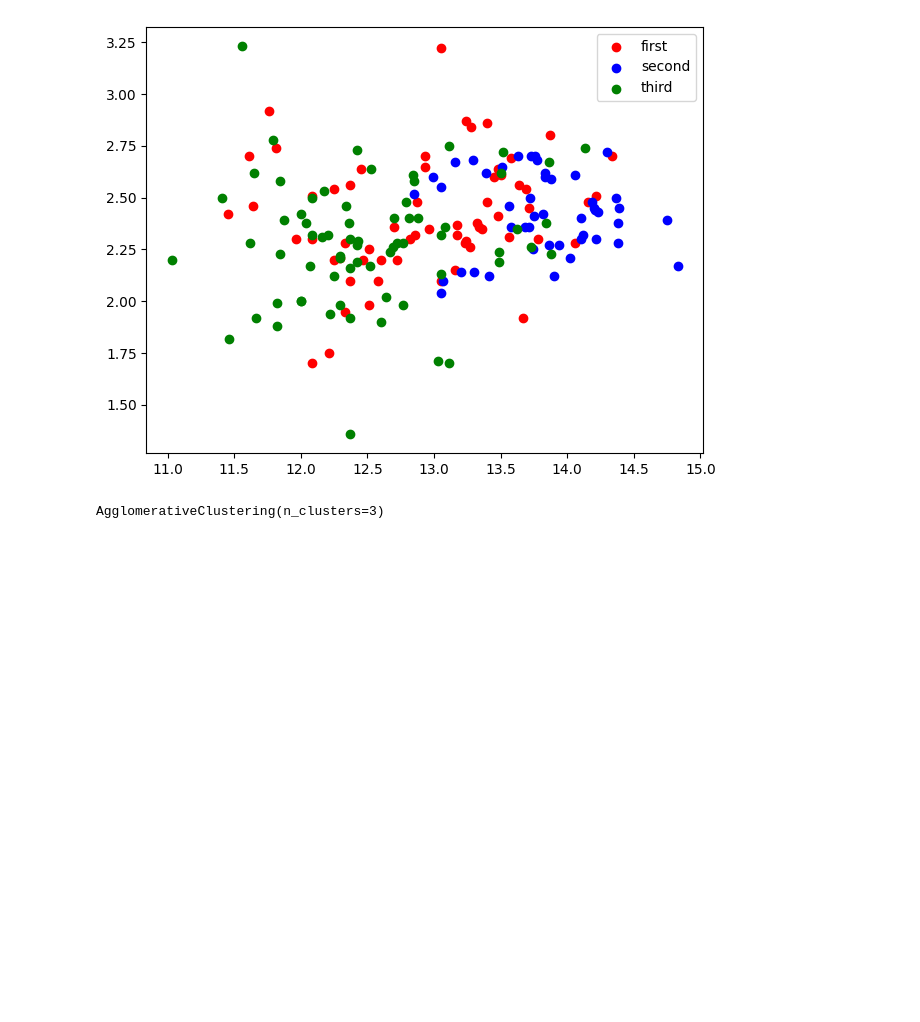
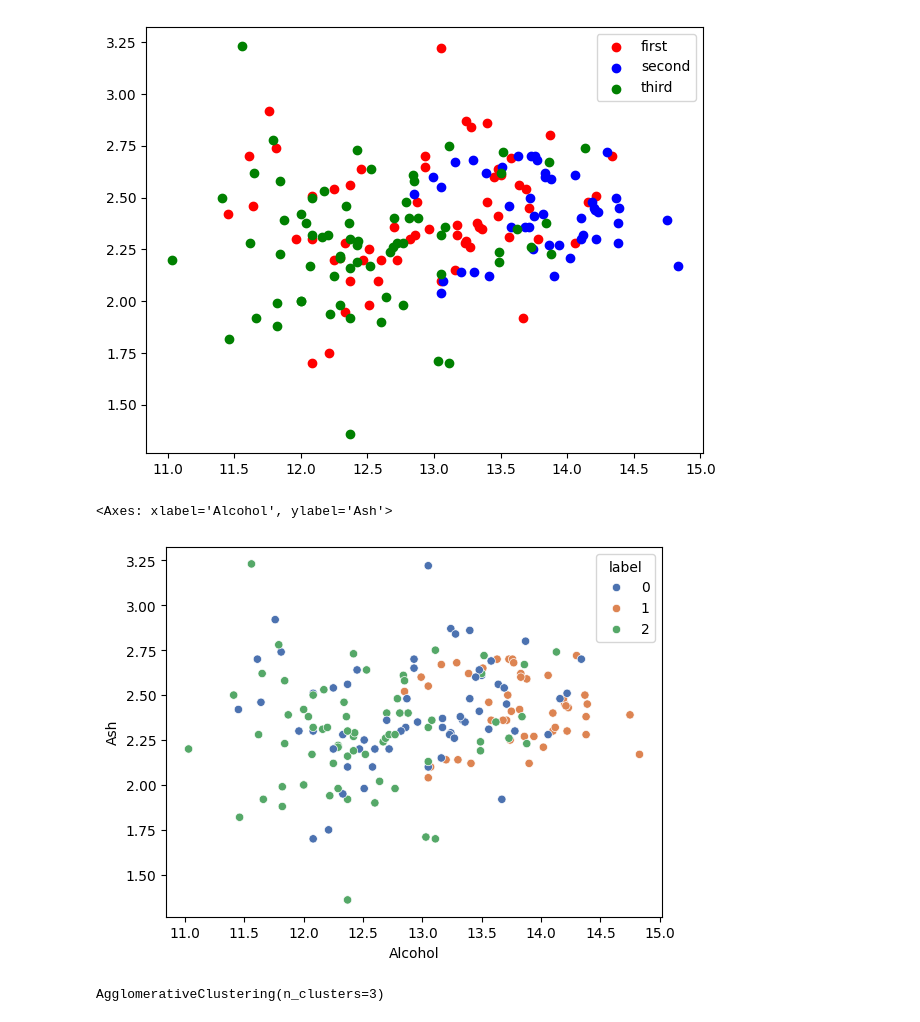
Before and after one commit to lavima/itf31519_2024, a Jupyter notebook: processing_analysis_and_unsupervised/clustering_unsupervised_learning.ipynb, the cells around one changed output. Cells and saved outputs as stored; diff of their text form; code cells hidden in the pictures; blank space fills up the shorter version.

```diff
--- a/processing_analysis_and_unsupervised/clustering_unsupervised_learning.ipynb
+++ b/processing_analysis_and_unsupervised/clustering_unsupervised_learning.ipynb
@@ -86,6 +88,11 @@ plt.tight_layout()
 plt.show()
 # %% [output]
 [figure]
+# %%
+sb.scatterplot(data=uci_wine_labeled, x='Alcohol', y='Ash', hue='label', palette='deep')
+# %% [output]
+<Axes: xlabel='Alcohol', ylabel='Ash'>
+[figure, added]
 # %%
 from sklearn.cluster import AgglomerativeClustering
 
```
Also changed, not shown: parts of 3 cells of this notebook, 2 other files.
